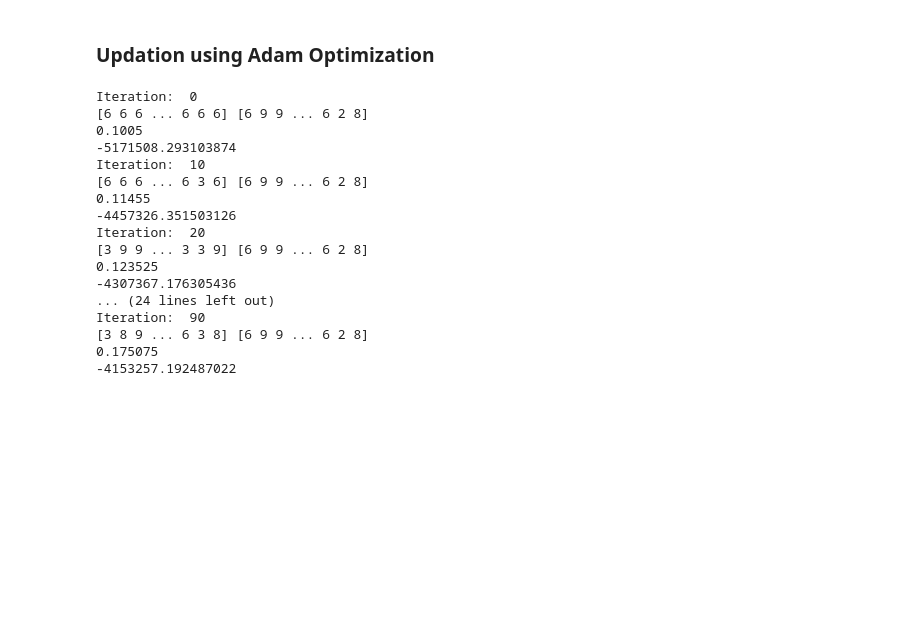
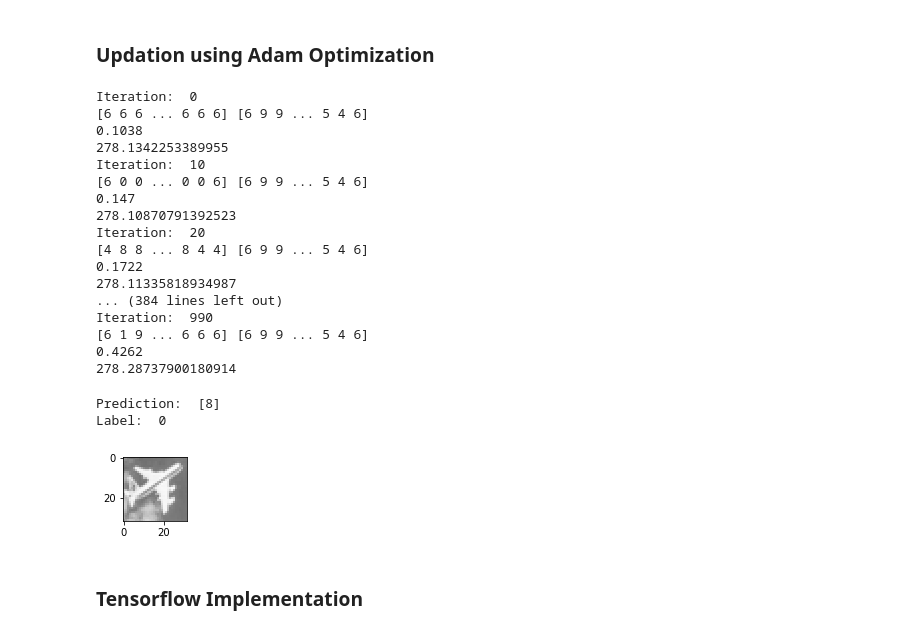
Before and after one commit to Hrishabh17/CIFAR-10_ANN_Adam_Optimization_from_Scratch, a Jupyter notebook: CIFAR-10_5_Layer_ANN.ipynb, the cells around one changed output. Cells and saved outputs as stored; diff of their text form; code cells hidden in the pictures; blank space fills up the shorter version.

```diff
--- a/CIFAR-10_5_Layer_ANN.ipynb
+++ b/CIFAR-10_5_Layer_ANN.ipynb
@@ -335,7 +284,7 @@ def forward_prop(X, parameters):
 # %%
 def backward_prop(X, Y, cache, parameters):
 
-    Y = one_hot(Y)
+#     Y = one_hot(Y)
 
     W1 = parameters["W1"]
     W2 = parameters["W2"]
@@ -436,14 +385,14 @@ def gradient_descent(X, Y, epoch, learning_rate, n_x, nh_1, nh_2, nh_3, nh_4, n_
 # %%
 def model(X, Y, epoch, learning_rate, n_x, nh_1, nh_2, nh_3, nh_4, n_y):
     parameters = weights_initializer(n_x, nh_1, nh_2, nh_3, nh_4, n_y)
-    v,s = initialize_v_s(n_x, nh_1, nh_2, nh_3, nh_4, n_y)
+    v,s = initialize_v_s(parameters)
 
     t=0
     for i in range(epoch):
         t=t+1
         cache, parameters = forward_prop(X, parameters)
         grads = backward_prop(X, Y, cache, parameters)
-        parameters, v, s = update_params(learning_rate, parameters, v, s, grads, t, beta1=0.9, beta2=0.999, epsilon=1e-8)
+        parameters, v, s, v_corrected, s_corrected = update_params(learning_rate, parameters, v, s, grads, t, beta1=0.9, beta2=0.999, epsilon=1e-8)
 
         if(i%10 == 0):
             print("Iteration: ", i)
@@ -460,26 +409,26 @@ n_h3 = 50
 n_h4 = 25
 n_y = 10
 
-parameters = gradient_descent(x_train, y_train, epoch=1000, learning_rate=0.002, n_x=n_x, nh_1=n_h1, nh_2=n_h2, nh_3=n_h3, nh_4=n_h4, n_y=n_y)
-# parameters = model(x_train, y_train, epoch=1000, learning_rate=0.002, n_x=n_x, nh_1=n_h1, nh_2=n_h2, nh_3=n_h3, nh_4=n_h4, n_y=n_y)
+# parameters = gradient_descent(x_train, y_train, epoch=1000, learning_rate=0.01, n_x=n_x, nh_1=n_h1, nh_2=n_h2, nh_3=n_h3, nh_4=n_h4, n_y=n_y)
+parameters = model(x_train, y_train, epoch=100, learning_rate=0.01, n_x=n_x, nh_1=n_h1, nh_2=n_h2, nh_3=n_h3, nh_4=n_h4, n_y=n_y)
 # %% [output]
 Iteration:  0
-[6 6 6 ... 6 6 6] [6 9 9 ... 6 2 8]
-0.1005
--5171508.293103874
+[6 6 6 ... 6 6 6] [6 9 9 ... 5 4 6]
+0.1038
+278.1342253389955
 Iteration:  10
-[6 6 6 ... 6 3 6] [6 9 9 ... 6 2 8]
-0.11455
--4457326.351503126
+[6 0 0 ... 0 0 6] [6 9 9 ... 5 4 6]
+0.147
+278.10870791392523
 Iteration:  20
-[3 9 9 ... 3 3 9] [6 9 9 ... 6 2 8]
-0.123525
--4307367.176305436
-... (24 lines left out)
-Iteration:  90
-[3 8 9 ... 6 3 8] [6 9 9 ... 6 2 8]
-0.175075
--4153257.192487022
+[4 8 8 ... 8 4 4] [6 9 9 ... 5 4 6]
+0.1722
+278.11335818934987
+... (384 lines left out)
+Iteration:  990
+[6 1 9 ... 6 6 6] [6 9 9 ... 5 4 6]
+0.4262
+278.28737900180914
 # %%
 def make_predictions(X, parameters):
     cache, parameters = forward_prop(X, parameters)
@@ -495,10 +444,16 @@ def test_prediction(index, parameters):
 
     current_image = current_image.reshape((3, 32, 32))
     current_image = current_image.transpose([1,2,0])
-    plt.gray()
+    plt.subplot(331)
     plt.imshow(current_image, interpolation='nearest')
     plt.show()
 # %%
-test_prediction(9085, parameters)
+test_prediction(28, parameters)
+# %% [output]
+Prediction:  [8]
+Label:  0
+[figure, added]
 # %%
 batch_label
+# %% [markdown]
+### Tensorflow Implementation
```
Also changed, not shown: parts of 15 cells of this notebook.
